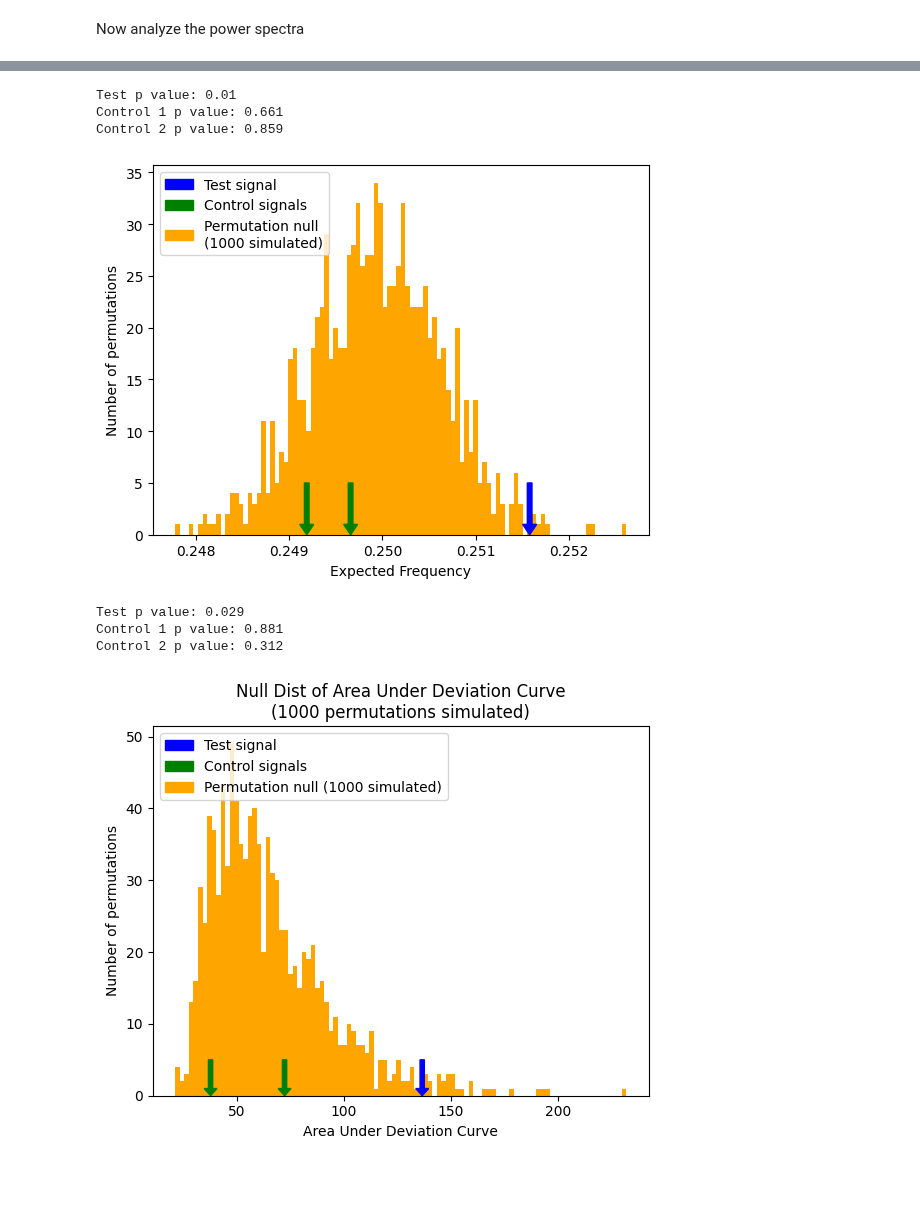
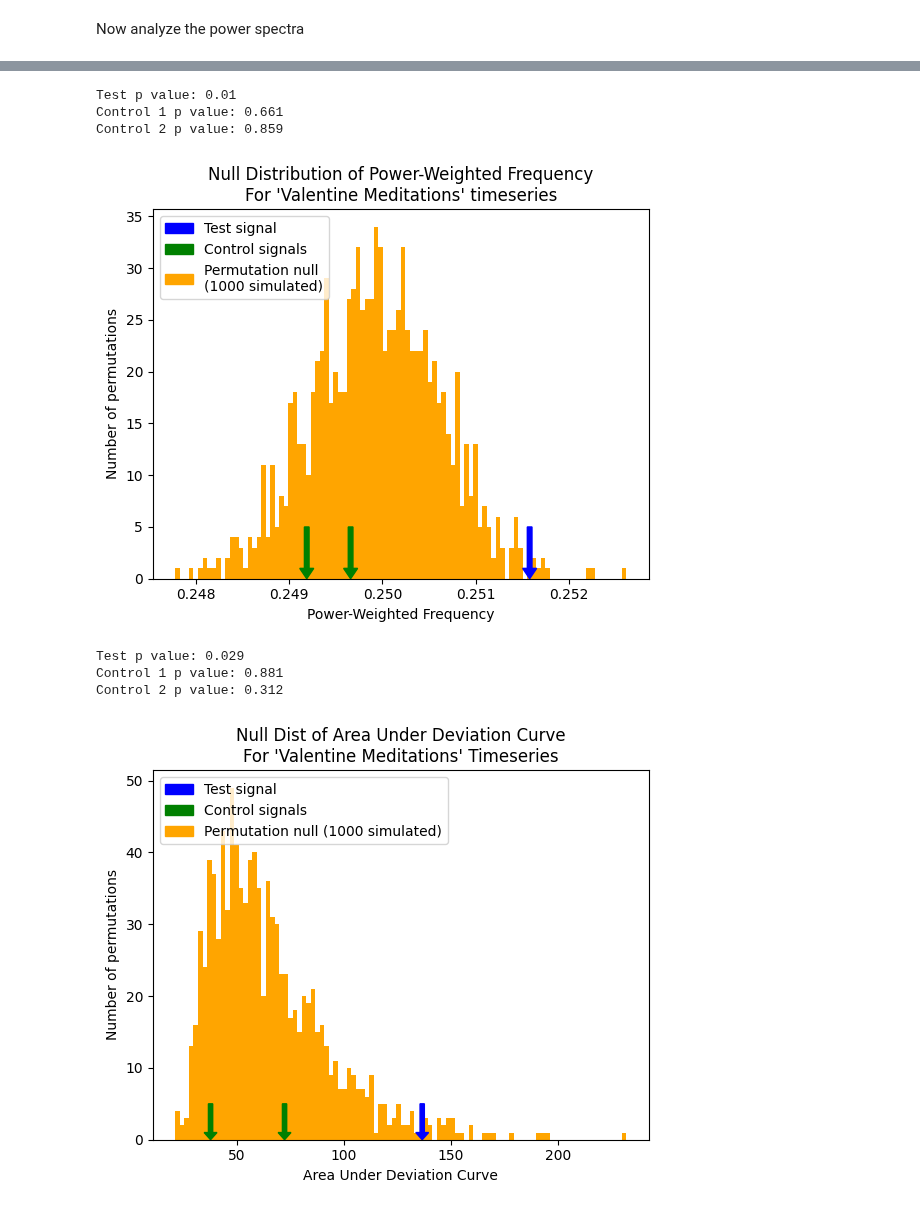
Before and after one commit to AvantiShri/gcp_analysis, a Jupyter notebook: Valentines2009_powerspectrum.ipynb, the cells around one changed output, grey strips where cells are left out. Drawn from its saved outputs; the diff is of its cells as text; code cells hidden in the pictures; blank space fills up the shorter version.

```diff
--- a/Valentines2009_powerspectrum.ipynb
+++ b/Valentines2009_powerspectrum.ipynb
@@ -223,36 +234,36 @@ freqs = np.fft.rfftfreq(len(csm1_test), 1) #get the frequencies
 ef_permutetest_arr = np.sum(freqs[None,:]*rps_permutetest_2darr, axis=1);
 
 ef_test = np.sum(freqs*rps_test)
 ef_control1 = np.sum(freqs*rps_control1)
 ef_control2 = np.sum(freqs*rps_control2)
 
 pvalue_test = np.sum(ef_permutetest_arr >= ef_test)/len(ef_permutetest_arr)
 pvalue_control1 = np.sum(ef_permutetest_arr >= ef_control1)/len(ef_permutetest_arr)
 pvalue_control2 = np.sum(ef_permutetest_arr >= ef_control2)/len(ef_permutetest_arr)
 
 print("Test p value:",pvalue_test)
 print("Control 1 p value:",pvalue_control1)
 print("Control 2 p value:",pvalue_control2)
 
 plt.figure(num=1, clear=True)
 plt.hist(ef_permutetest_arr, bins=100, color="orange")
 plt.arrow(ef_test, 5, 0, -5, color="blue", head_length=1, length_includes_head=True, width=0.00005)
 plt.arrow(ef_control1, 5, 0, -5, color="green", head_length=1, length_includes_head=True, width=0.00005)
 plt.arrow(ef_control2, 5, 0, -5, color="green", head_length=1, length_includes_head=True, width=0.00005)
-plt.xlabel("Expected Frequency")
+plt.xlabel("Power-Weighted Frequency")
 plt.ylabel("Number of permutations")
 plt.legend(handles=[mpatches.Patch(color='blue', label='Test signal'),
                     mpatches.Patch(color='green', label='Control signals'),
                     mpatches.Patch(color='orange', label='Permutation null\n(1000 simulated)')],
            loc="upper left")
-#plt.title("Null Distribution of Expected Frequency \n(1000 permutations simulated)")
+plt.title("Null Distribution of Power-Weighted Frequency\nFor 'Valentine Meditations' timeseries")
 
 plt.show()
 # %% [output]
 Test p value: 0.01
 Control 1 p value: 0.661
 Control 2 p value: 0.859
-[figure, old version]
+[figure, new version]
 # %%
 %matplotlib inline
 #test if the area under the "deviation from uniform CDF" curve is significant
@@ -282,11 +293,11 @@ plt.legend(handles=[mpatches.Patch(color='blue', label='Test signal'),
                     mpatches.Patch(color='green', label='Control signals'),
                     mpatches.Patch(color='orange', label='Permutation null (1000 simulated)')],
            loc="upper left")
-plt.title("Null Dist of Area Under Deviation Curve\n(1000 permutations simulated)")
+plt.title("Null Dist of Area Under Deviation Curve\nFor 'Valentine Meditations' Timeseries")
 
 plt.show()
 # %% [output]
 Test p value: 0.029
 Control 1 p value: 0.881
 Control 2 p value: 0.312
-[figure, old version]
+[figure, new version]
```
Also changed, not shown: parts of 3 cells of this notebook.
